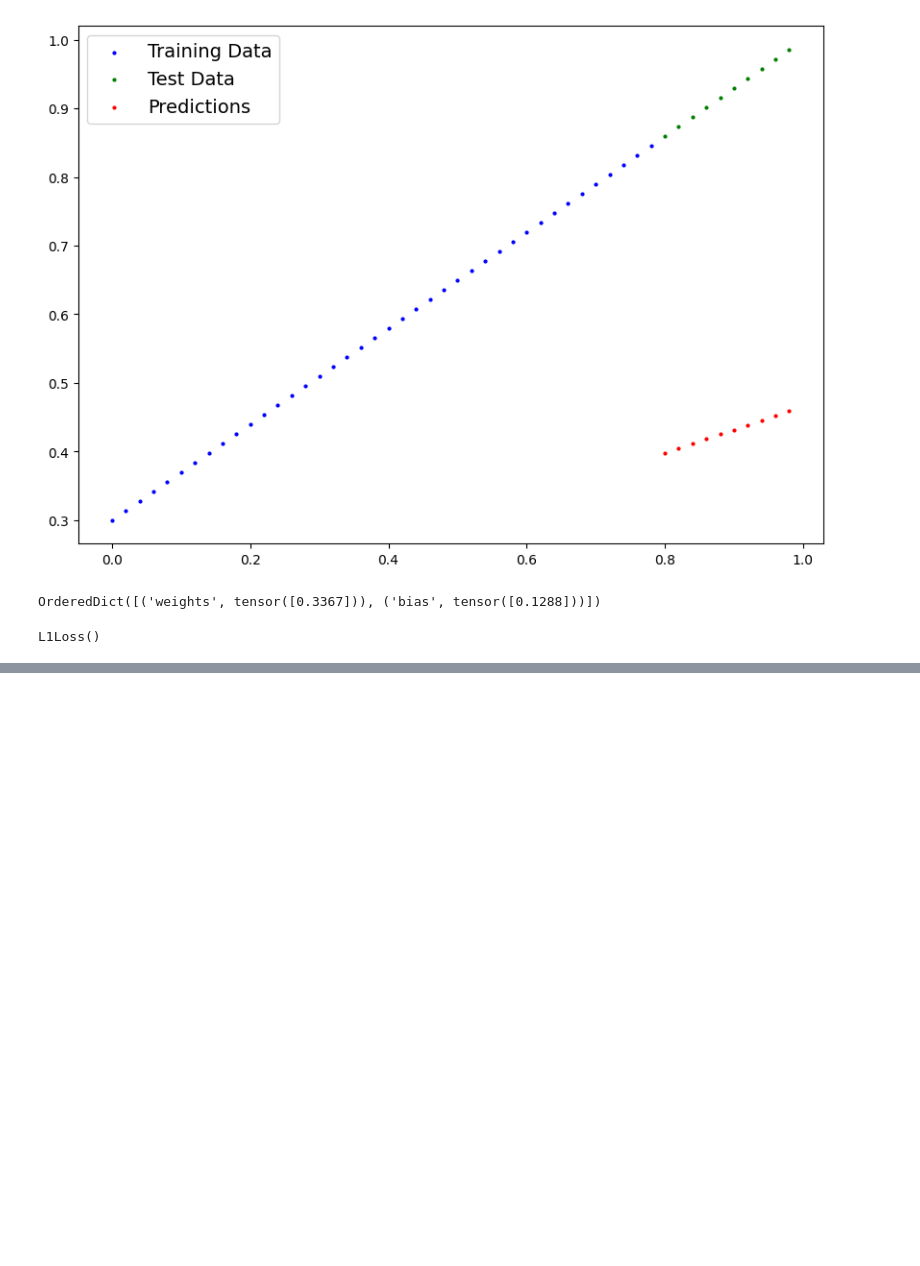
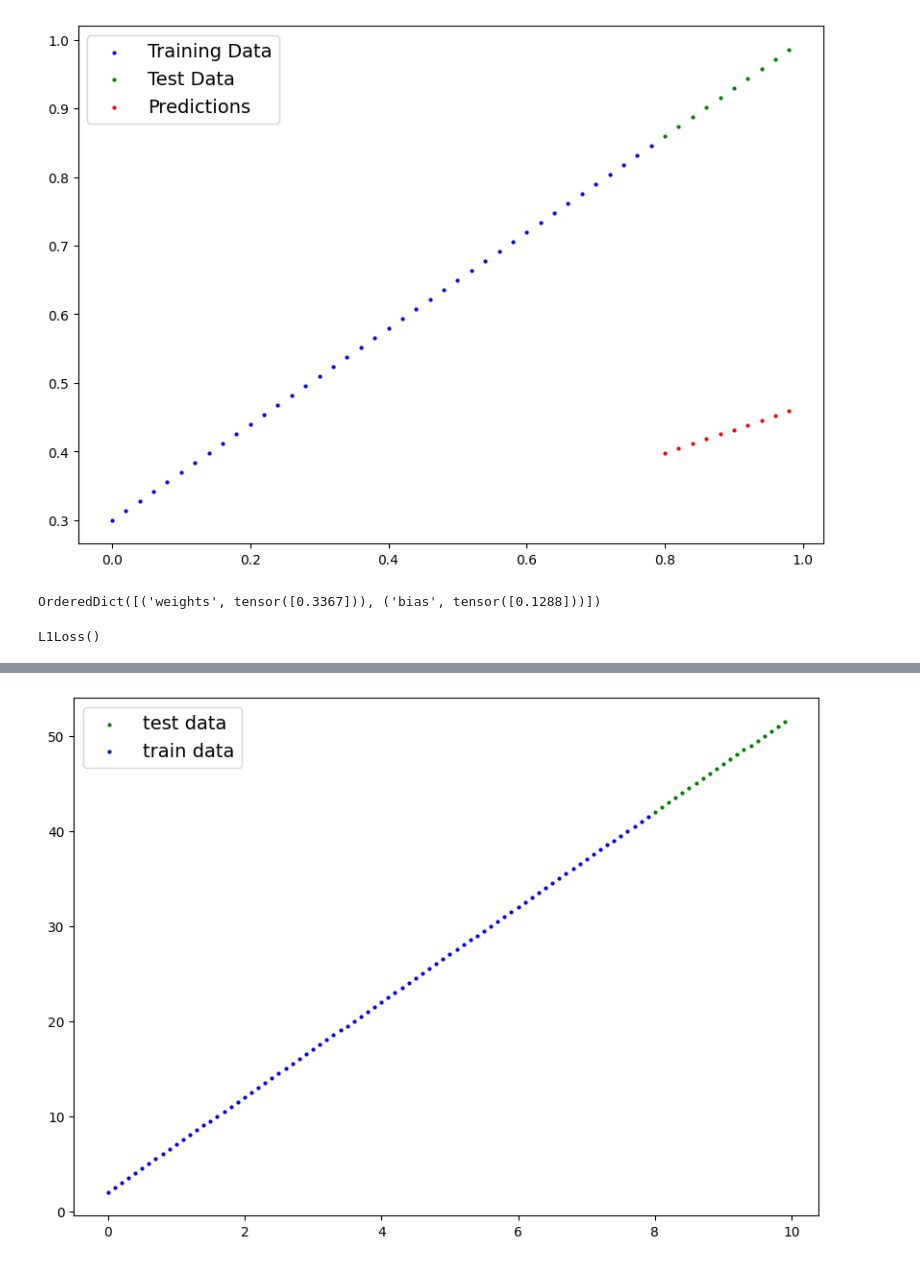
Before and after one commit to eric-sun92/pytorch_intro, a Jupyter notebook: 01_pytorch_workflow.ipynb, the cells around one changed output, grey strips where cells are left out. Cells and saved outputs as stored; diff of their text form; code cells hidden in the pictures; blank space fills up the shorter version.

```diff
--- a/01_pytorch_workflow.ipynb
+++ b/01_pytorch_workflow.ipynb
@@ -216,0 +245,40 @@ for epoch in range(num_epochs):
+# %%
+# try it again on my own
+
+weight = 5
+bias = 2
+
+a = torch.arange(0, 10, 0.1)
+b = a * 5 + 2
+
+split_test = int(len(a) * 0.8)
+
+X_train_a = a[:split_test]
+y_train_b = b[:split_test]
+
+X_test_a = a[split_test:]
+y_test_b = b[split_test:]
+
+
+
+def prediction_plot_a(X_train=X_train_a,
+                      y_train=y_train_b,
+                      X_test=X_test_a,
+                      y_test=y_test_b,
+                      prediction=None):
+
+  plt.figure(figsize=(10,7))
+
+  plt.scatter(X_test, y_test, c="g", s=4, label="test data")
+
+  plt.scatter(X_train, y_train, c="b", s=4, label="train data")
+
+  if prediction is not None:
+    plt.scatter(X_test, prediction, c="r", s=4, label="prediction")
+
+  plt.legend(prop={"size":14})
+
+
+prediction_plot_a()
+# %% [output]
+[figure, added]
```
Also changed, not shown: parts of 6 cells of this notebook.
